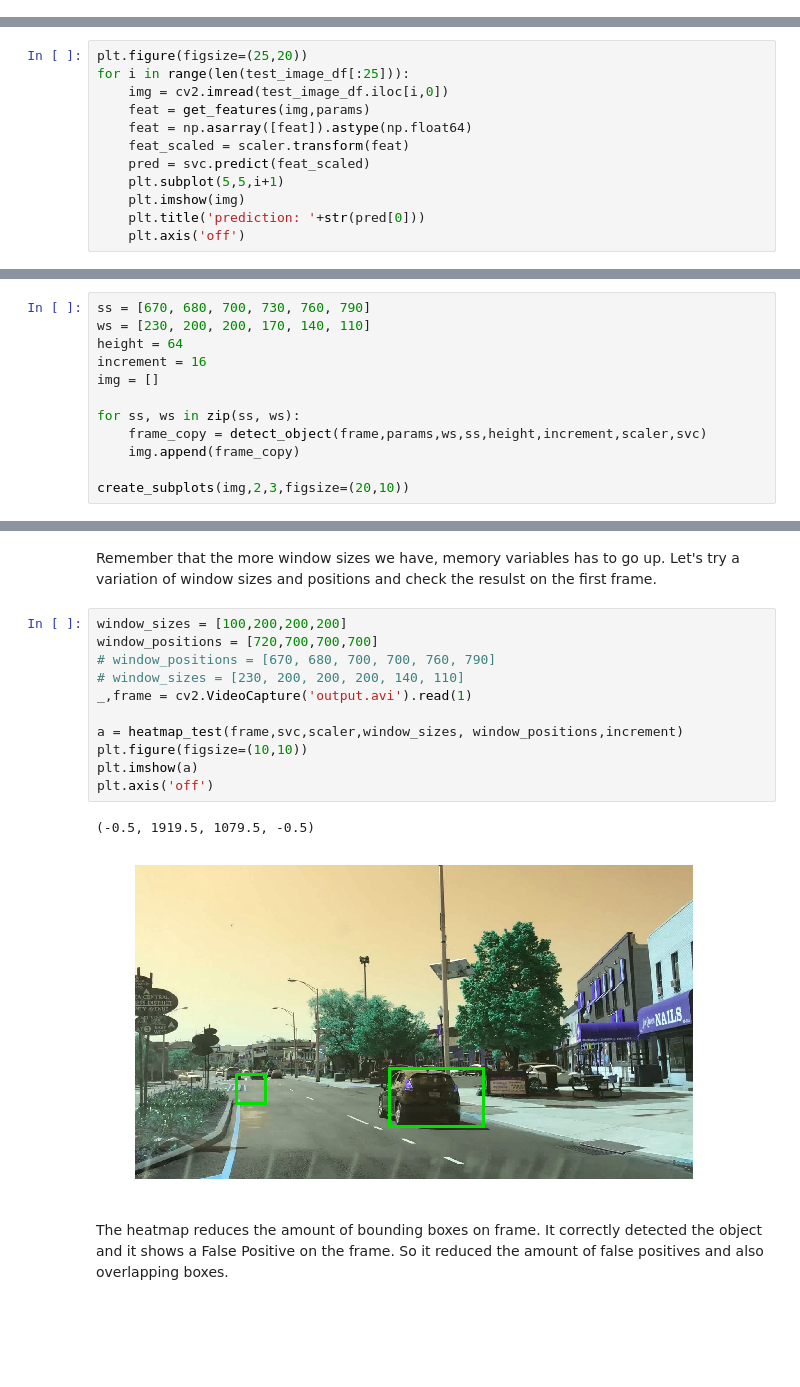
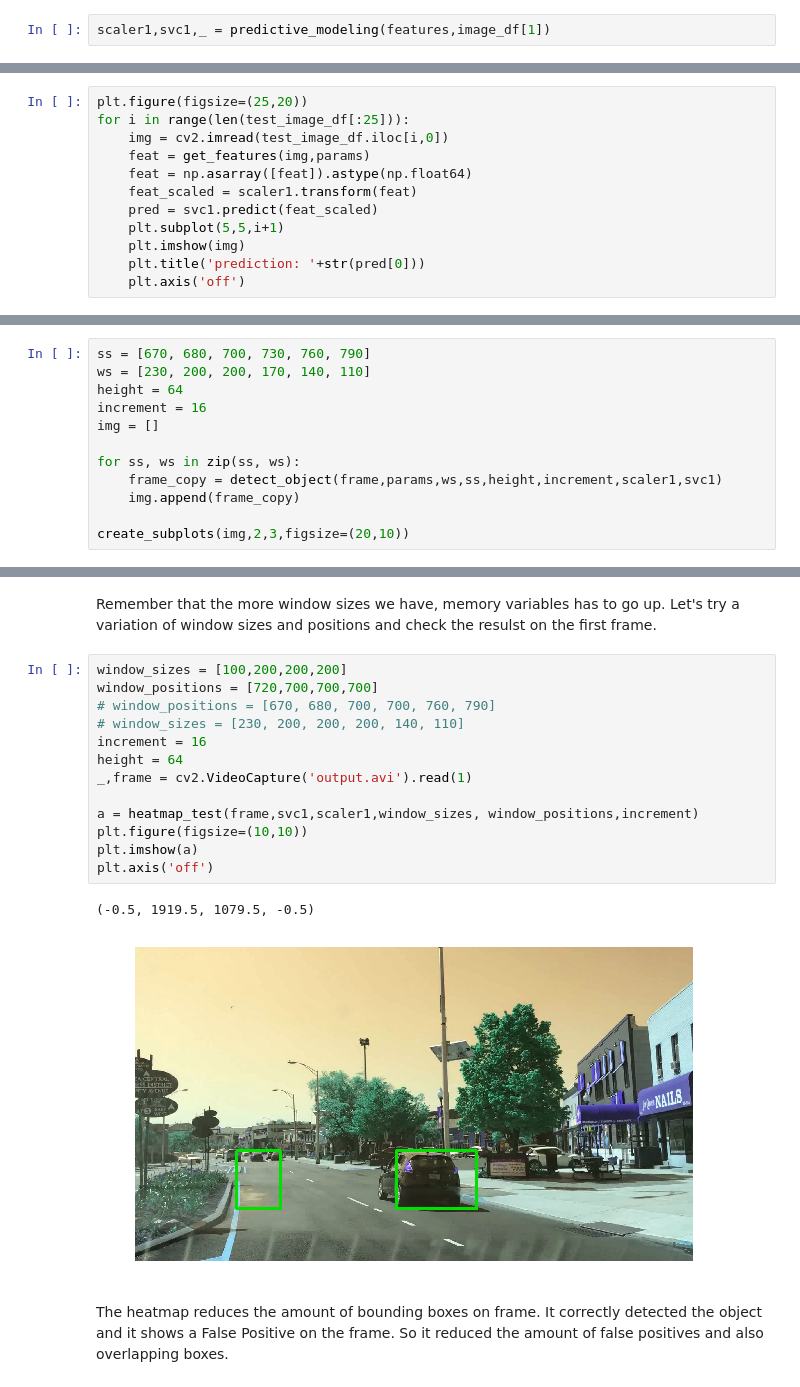
Before and after one commit to emmpew/car_detection, a Jupyter notebook: car_detection.ipynb, the cells around one changed output, grey strips where cells are left out. Saved outputs shown, nothing was run; the diff lists cells and outputs as text; blank space fills up the shorter version.

```diff
--- a/car_detection.ipynb
+++ b/car_detection.ipynb
@@ -310,0 +321,2 @@ Accuracy:  0.9461
+# %%
+scaler1,svc1,_ = predictive_modeling(features,image_df[1])
@@ -320,8 +335,8 @@ for i in range(len(test_image_df[:25])):
     img = cv2.imread(test_image_df.iloc[i,0])
     feat = get_features(img,params)
     feat = np.asarray([feat]).astype(np.float64)
-    feat_scaled = scaler.transform(feat)
-    pred = svc.predict(feat_scaled)
+    feat_scaled = scaler1.transform(feat)
+    pred = svc1.predict(feat_scaled)
     plt.subplot(5,5,i+1)
     plt.imshow(img)
     plt.title('prediction: '+str(pred[0]))
@@ -416,7 +431,7 @@ increment = 16
 img = []
 
 for ss, ws in zip(ss, ws):
-    frame_copy = detect_object(frame,params,ws,ss,height,increment,scaler,svc)
+    frame_copy = detect_object(frame,params,ws,ss,height,increment,scaler1,svc1)
     img.append(frame_copy)
 
 create_subplots(img,2,3,figsize=(20,10))
@@ -508,17 +523,19 @@ Remember that the more window sizes we have, memory variables has to go up. Let'
 # %%
 window_sizes = [100,200,200,200]
 window_positions = [720,700,700,700]
 # window_positions = [670, 680, 700, 700, 760, 790]
 # window_sizes = [230, 200, 200, 200, 140, 110]
+increment = 16
+height = 64
 _,frame = cv2.VideoCapture('output.avi').read(1)
 
-a = heatmap_test(frame,svc,scaler,window_sizes, window_positions,increment)
+a = heatmap_test(frame,svc1,scaler1,window_sizes, window_positions,increment)
 plt.figure(figsize=(10,10))
 plt.imshow(a)
 plt.axis('off')
 # %% [output]
 (-0.5, 1919.5, 1079.5, -0.5)
-[figure, old version]
+[figure, new version]
 # %% [markdown]
 The heatmap reduces the amount of bounding boxes on frame. It correctly detected the object and it shows a False Positive on the frame. So it reduced the amount of false positives and also overlapping boxes.
 # %% [markdown]
```
Also changed, not shown: parts of 22 cells of this notebook, 2 other files.
